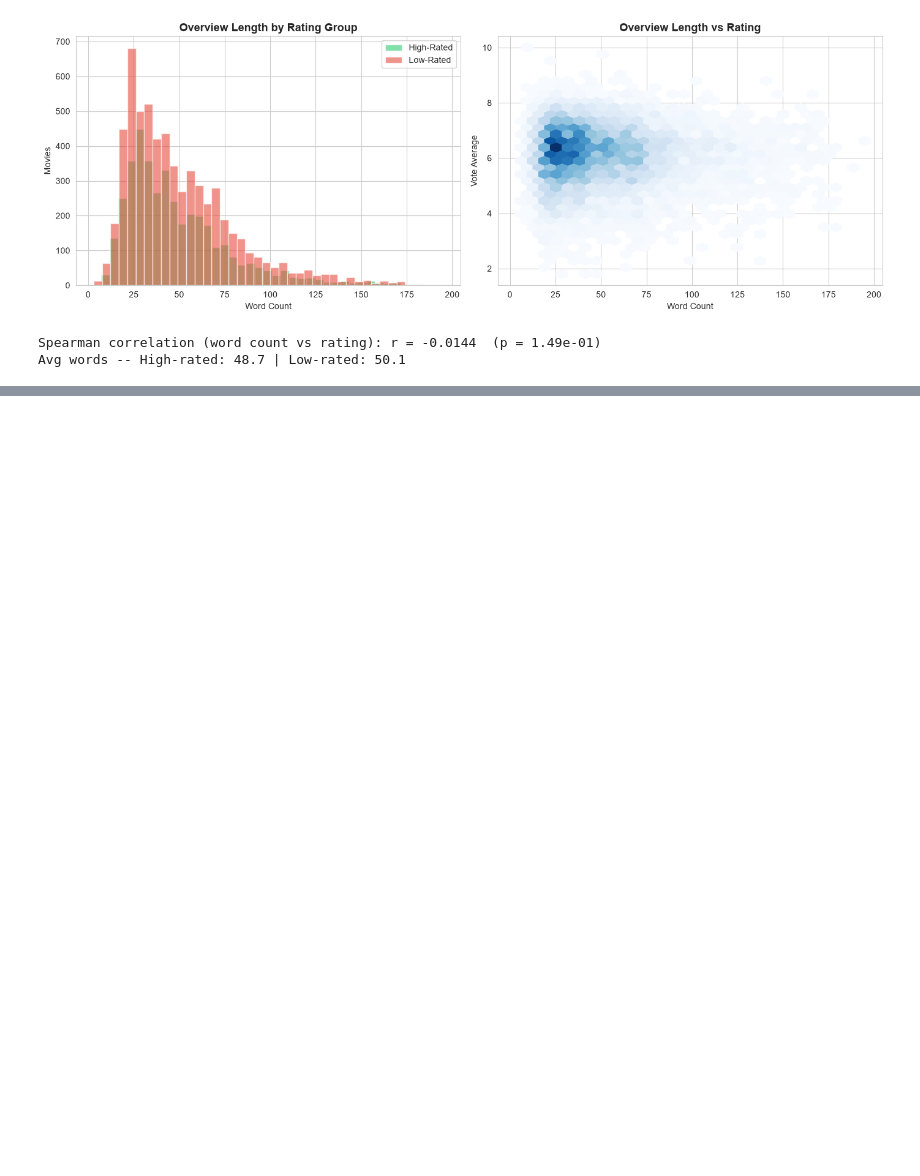
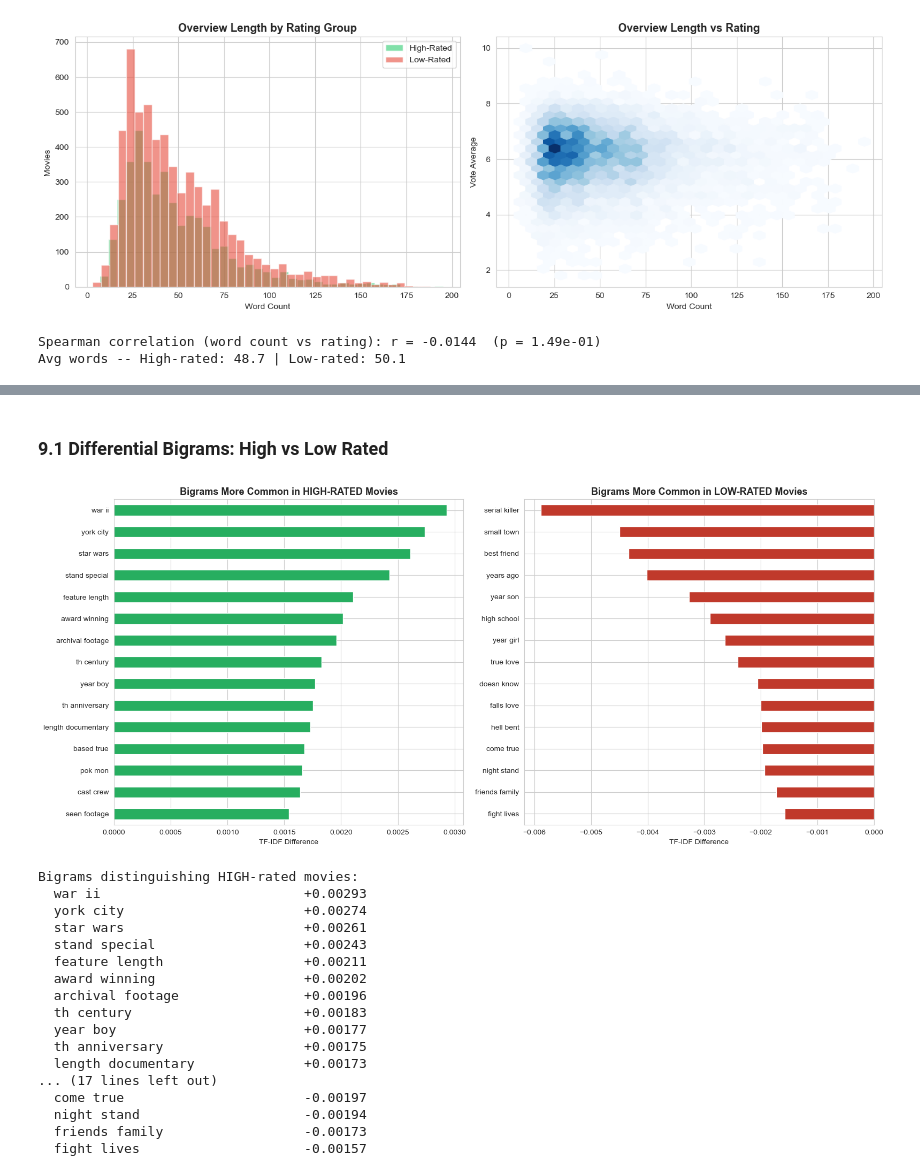
Before and after one commit to gL1TchE0/BA-Projectt, a Jupyter notebook: notebooks/Text_Mining.ipynb, the cells around one changed output, grey strips where cells are left out. Drawn from its saved outputs; the diff is of its cells as text; code cells hidden in the pictures; blank space fills up the shorter version.

```diff
--- a/notebooks/Text_Mining.ipynb
+++ b/notebooks/Text_Mining.ipynb
@@ -584,0 +619,54 @@ Avg words -- High-rated: 48.7 | Low-rated: 50.1
+# %% [markdown]
+### 9.1 Differential Bigrams: High vs Low Rated
+# %%
+# Differential bigrams using TF-IDF
+bigram_tfidf = TfidfVectorizer(ngram_range=(2,2), stop_words=list(set(custom_stops)),
+                                max_features=500, min_df=5)
+B = bigram_tfidf.fit_transform(m["clean"])
+bigram_terms = np.array(bigram_tfidf.get_feature_names_out())
+
+hi_mask = (m["high_rated"] == 1).values
+bigram_diff = np.asarray(B[hi_mask].mean(axis=0)).ravel() - np.asarray(B[~hi_mask].mean(axis=0)).ravel()
+
+top_high_bigrams = pd.Series(bigram_diff, index=bigram_terms).sort_values(ascending=False).head(15)
+top_low_bigrams = pd.Series(bigram_diff, index=bigram_terms).sort_values(ascending=True).head(15)
+
+fig, ax = plt.subplots(1, 2, figsize=(16, 7))
+
+top_high_bigrams.sort_values().plot(kind="barh", ax=ax[0], color="#27ae60")
+ax[0].set_title("Bigrams More Common in HIGH-RATED Movies", fontsize=13, fontweight="bold")
+ax[0].set_xlabel("TF-IDF Difference")
+
+top_low_bigrams.sort_values(ascending=False).plot(kind="barh", ax=ax[1], color="#c0392b")
+ax[1].set_title("Bigrams More Common in LOW-RATED Movies", fontsize=13, fontweight="bold")
+ax[1].set_xlabel("TF-IDF Difference")
+
+plt.tight_layout()
+plt.savefig("../data/processed/differential_bigrams.png", dpi=150, bbox_inches="tight")
+plt.show()
+
+print("Bigrams distinguishing HIGH-rated movies:")
+for t, v in top_high_bigrams.items():
+    print(f"  {t:30s}  +{v:.5f}")
+print("\nBigrams distinguishing LOW-rated movies:")
+for t, v in top_low_bigrams.items():
+    print(f"  {t:30s}  {v:.5f}")
+# %% [output]
+[figure, added]
+Bigrams distinguishing HIGH-rated movies:
+  war ii                          +0.00293
+  york city                       +0.00274
+  star wars                       +0.00261
+  stand special                   +0.00243
+  feature length                  +0.00211
+  award winning                   +0.00202
+  archival footage                +0.00196
+  th century                      +0.00183
+  year boy                        +0.00177
+  th anniversary                  +0.00175
+  length documentary              +0.00173
+... (17 lines left out)
+  come true                       -0.00197
+  night stand                     -0.00194
+  friends family                  -0.00173
+  fight lives                     -0.00157
```
Also changed, not shown: parts of 24 cells of this notebook, 2 other files.
